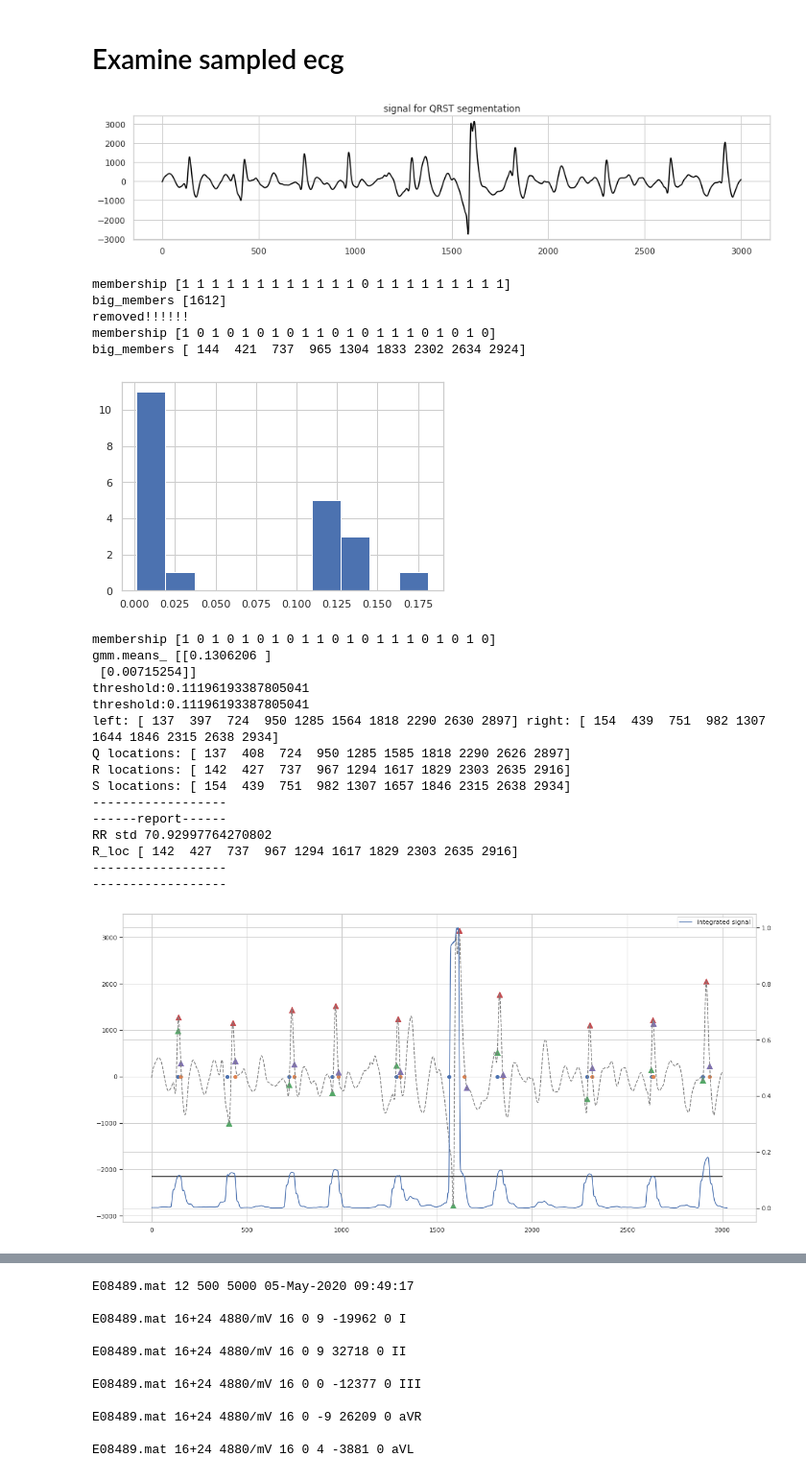
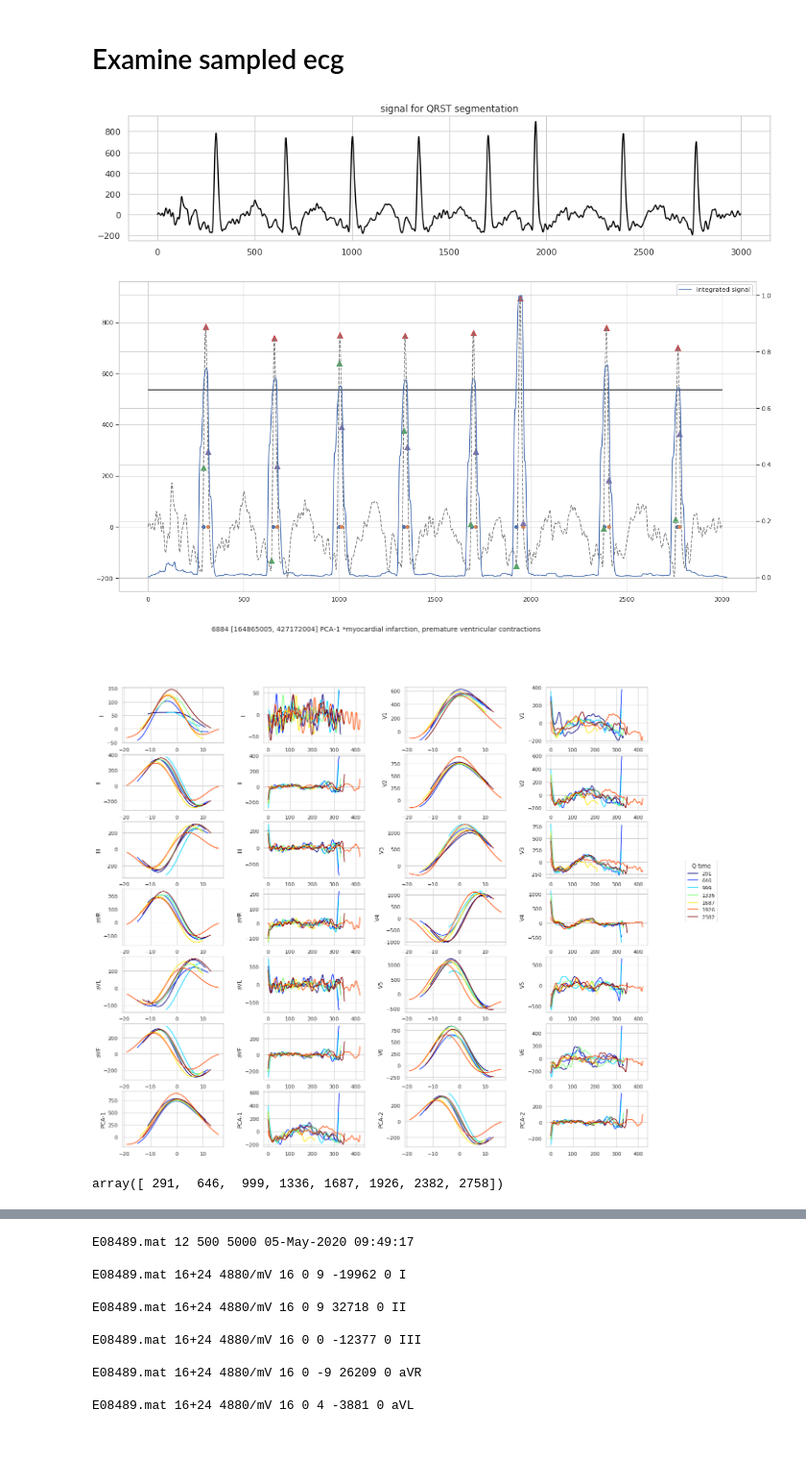
Before and after one commit to SeffyVon/ECG_MICResNet, a Jupyter notebook: source/Signal_processing.ipynb, the cells around one changed output, grey strips where cells are left out. Shown at 96% size. Cells and saved outputs as stored; diff of their text form; code cells hidden in the pictures; blank space fills up the shorter version.

```diff
--- a/source/Signal_processing.ipynb
+++ b/source/Signal_processing.ipynb
@@ -25,7 +22,7 @@ if __name__ == '__main__':
         if len(sys.argv) != 3:
             raise Exception('Include the input and output directories as arguments, e.g., python driver.py input output.')
 
-        input_directory = '../Data/Training{}/'.format(dataset)
+        input_directory = '../NewData/{}/'.format(dataset)
         output_directory = '../Output/'
 
         # Find files.
@@ -170,33 +170,14 @@ idx
 # Examine sampled ecg
 # %%
 from signal_processing import myfilter, extract_QRST, main_QRST
-idx = 2932 #37581#2932#6884 #6884 #6951 #227#8074 #325#158#325#34#17#8659#4#18#61#10927#6886# 8659
+idx = 6884#2932 #37581#2932#6884 #6884 #6951 #227#8074 #325#158#325#34#17#8659#4#18#61#10927#6886# 8659
 codes = get_classes_from_header(Header_datas[idx])
 names = ', '.join([get_name(int(code), Dx_map, Dx_map_unscored) for code in codes])
 filtered_Data = myfilter(Datas[idx][:,1000:4000], 500, vis=False)
 #filtered_Data = myfilter(Datas[idx][:,-4000:-1000], 500, vis=False)
-main_QRST(filtered_Data, idx, codes, '', names, vis=True, verbose=True, fig1=True, fig2=True)
+main_QRST(filtered_Data, idx, codes, '', names, vis=True, fig2=True)
 # %% [output]
-[figure, old version]
+[figure, new version]
+[figure, new version]
+[figure, new version]
-membership [1 1 1 1 1 1 1 1 1 1 1 1 0 1 1 1 1 1 1 1 1 1]
-big_members [1612]
-removed!!!!!!
-membership [1 0 1 0 1 0 1 0 1 1 0 1 0 1 1 1 0 1 0 1 0]
-big_members [ 144  421  737  965 1304 1833 2302 2634 2924]
+array([ 291,  646,  999, 1336, 1687, 1926, 2382, 2758])
-[figure, old version]
-membership [1 0 1 0 1 0 1 0 1 1 0 1 0 1 1 1 0 1 0 1 0]
-gmm.means_ [[0.1306206 ]
- [0.00715254]]
-threshold:0.11196193387805041
-threshold:0.11196193387805041
-left: [ 137  397  724  950 1285 1564 1818 2290 2630 2897] right: [ 154  439  751  982 1307 1644 1846 2315 2638 2934]
-Q locations: [ 137  408  724  950 1285 1585 1818 2290 2626 2897]
-R locations: [ 142  427  737  967 1294 1617 1829 2303 2635 2916]
-S locations: [ 154  439  751  982 1307 1657 1846 2315 2638 2934]
-------------------
-------report------
-RR std 70.92997764270802
-R_loc [ 142  427  737  967 1294 1617 1829 2303 2635 2916]
-------------------
-------------------
-[figure, old version]
```
Also changed, not shown: parts of 3 cells of this notebook, 7 other files.
